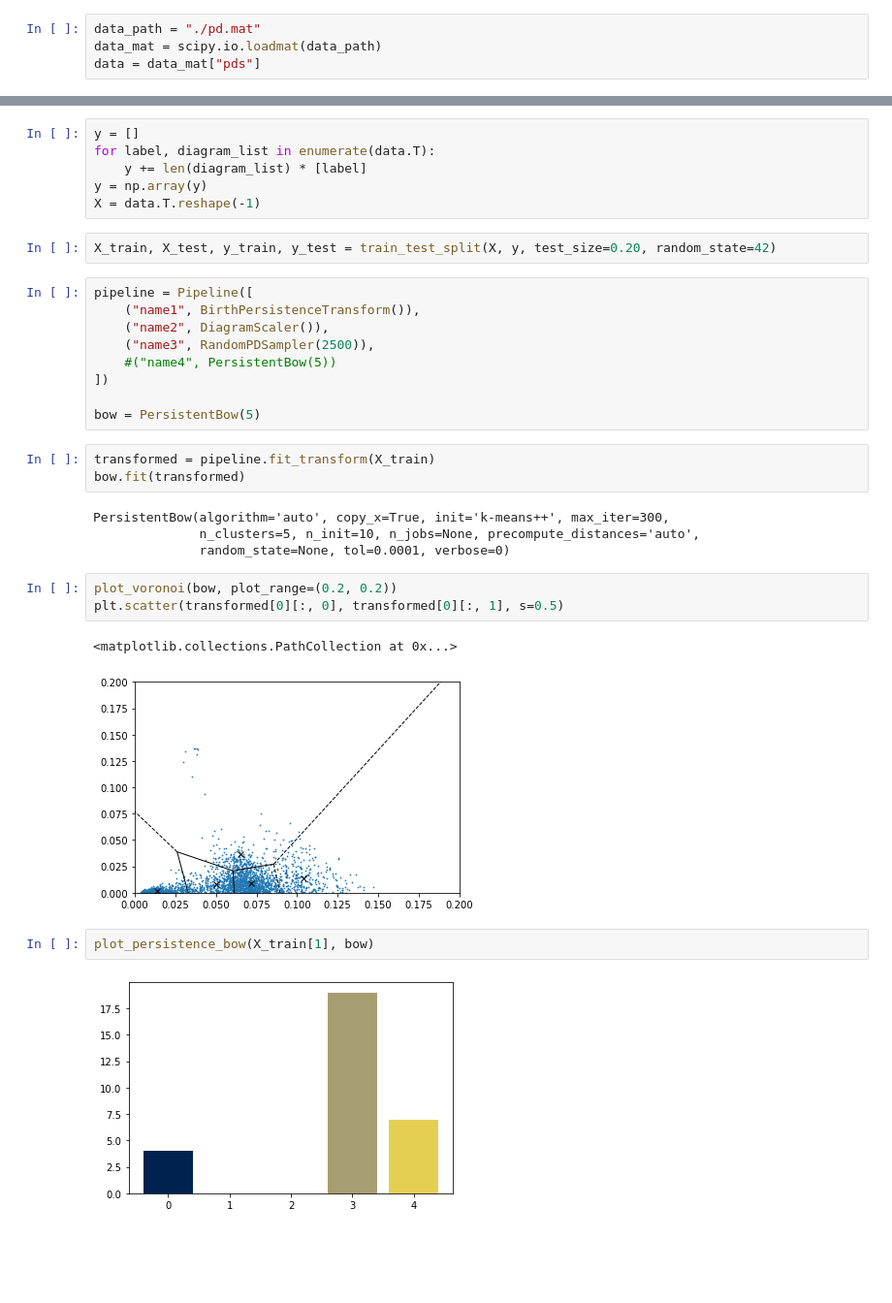
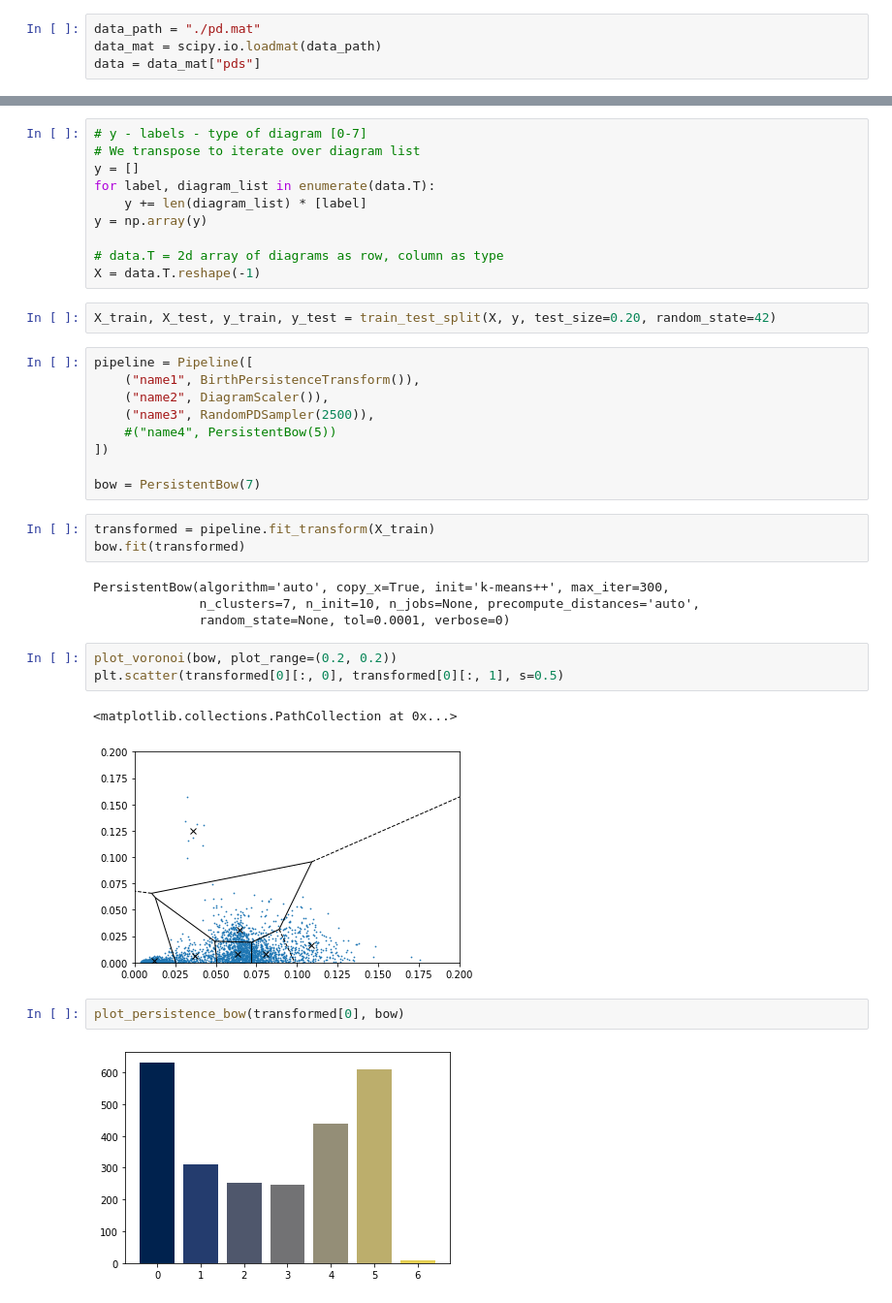
Before and after one commit to bazko1/PersistenceCodebooks, a Jupyter notebook: Initial sampling.ipynb, the cells around one changed output, grey strips where cells are left out. Shown: that part at 97% size. Cells and saved outputs as stored; diff of their text form; blank space fills up the shorter version.

```diff
--- a/Initial sampling.ipynb
+++ b/Initial sampling.ipynb
@@ -56,8 +62,12 @@ data = data_mat["pds"]
 # %%
+# y - labels - type of diagram [0-7]
+# We transpose to iterate over diagram list
 y = []
 for label, diagram_list in enumerate(data.T):
     y += len(diagram_list) * [label]
 y = np.array(y)
+
+# data.T = 2d array of diagrams as row, column as type
 X = data.T.reshape(-1)
 # %%
 X_train, X_test, y_train, y_test = train_test_split(X, y, test_size=0.20, random_state=42)
@@ -69,21 +79,21 @@ pipeline = Pipeline([
     #("name4", PersistentBow(5))
 ])
 
-bow = PersistentBow(5)
+bow = PersistentBow(7)
 # %%
 transformed = pipeline.fit_transform(X_train)
 bow.fit(transformed)
 # %% [output]
 PersistentBow(algorithm='auto', copy_x=True, init='k-means++', max_iter=300,
-              n_clusters=5, n_init=10, n_jobs=None, precompute_distances='auto',
+              n_clusters=7, n_init=10, n_jobs=None, precompute_distances='auto',
               random_state=None, tol=0.0001, verbose=0)
 # %%
 plot_voronoi(bow, plot_range=(0.2, 0.2))
 plt.scatter(transformed[0][:, 0], transformed[0][:, 1], s=0.5)
 # %% [output]
 <matplotlib.collections.PathCollection at 0x...>
-[figure, old version]
+[figure, new version]
 # %%
-plot_persistence_bow(X_train[1], bow)
+plot_persistence_bow(transformed[0], bow)
 # %% [output]
-[figure, old version]
+[figure, new version]
```
Also changed, not shown: parts of 10 cells of this notebook.
